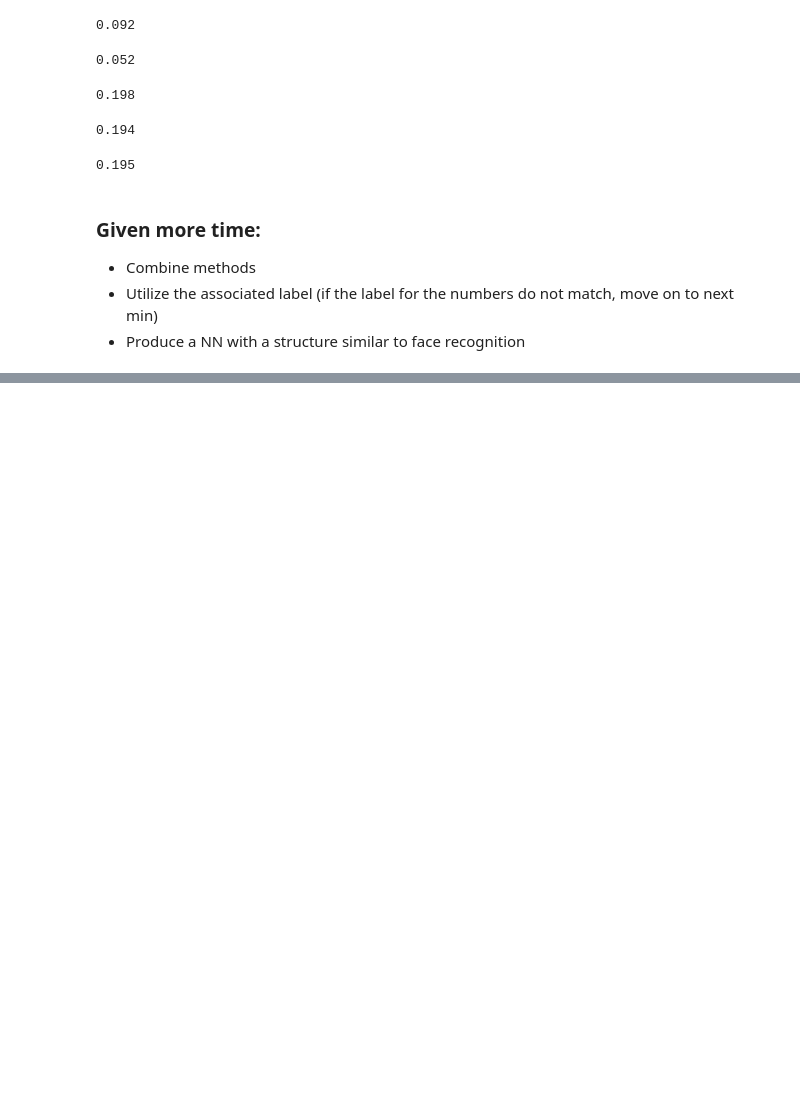
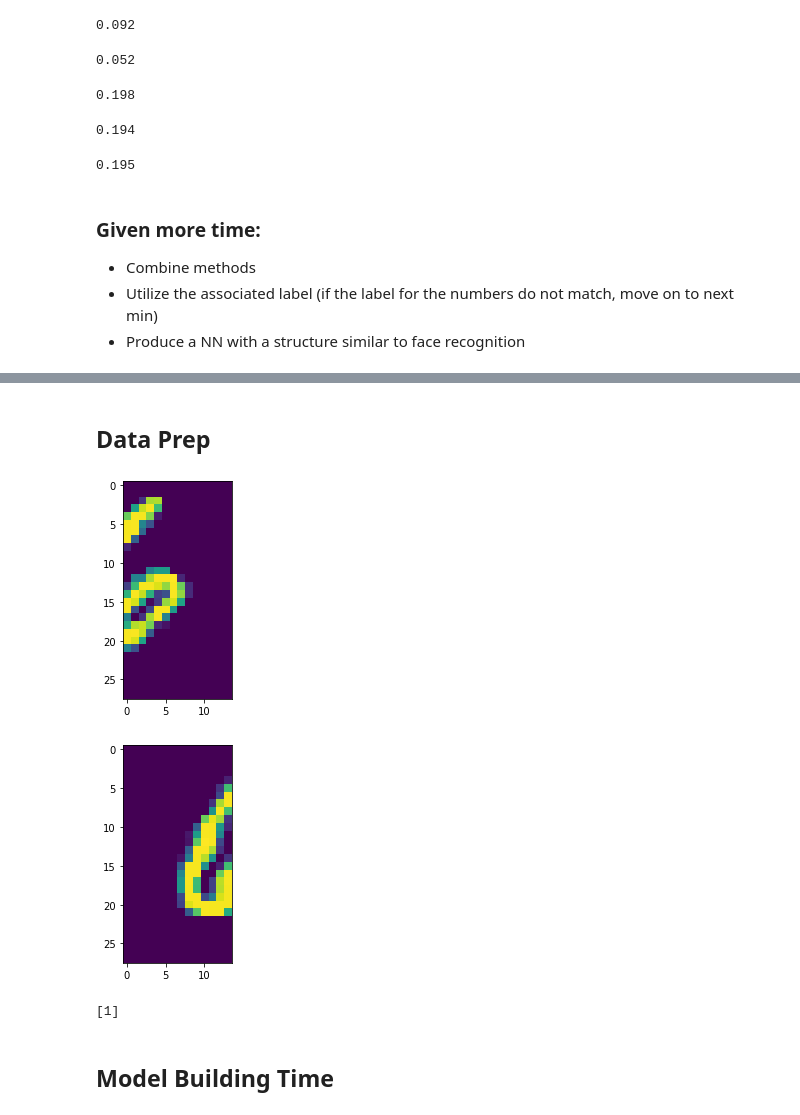
Before and after one commit to jurqui1/NtropyExercise, a Jupyter notebook: image_reconstruction.ipynb, the cells around one changed output, grey strips where cells are left out. Drawn from its saved outputs; the diff is of its cells as text; code cells hidden in the pictures; blank space fills up the shorter version.

```diff
--- a/image_reconstruction.ipynb
+++ b/image_reconstruction.ipynb
@@ -250,0 +259,2 @@ scoring('window_left_3_2', 'window_right_3_2')
+# %% [markdown]
+## Data Prep
@@ -250,0 +311,15 @@ scoring('window_left_3_2', 'window_right_3_2')
+# %%
+# Graph verification, evens should match, odds should not
+from matplotlib import pyplot
+x = 26
+pyplot.imshow(pairTrain[x][1])#, cmap=pyplot.get_cmap('gray')
+pyplot.show()
+pyplot.imshow(pairTrain[x][0])#, cmap=pyplot.get_cmap('gray')
+pyplot.show()
+print(labelTrain[x])
+# %% [output]
+[figure, added]
+[figure, added]
+[1]
+# %% [markdown]
+## Model Building Time
```
Also changed, not shown: parts of 16 cells of this notebook.
